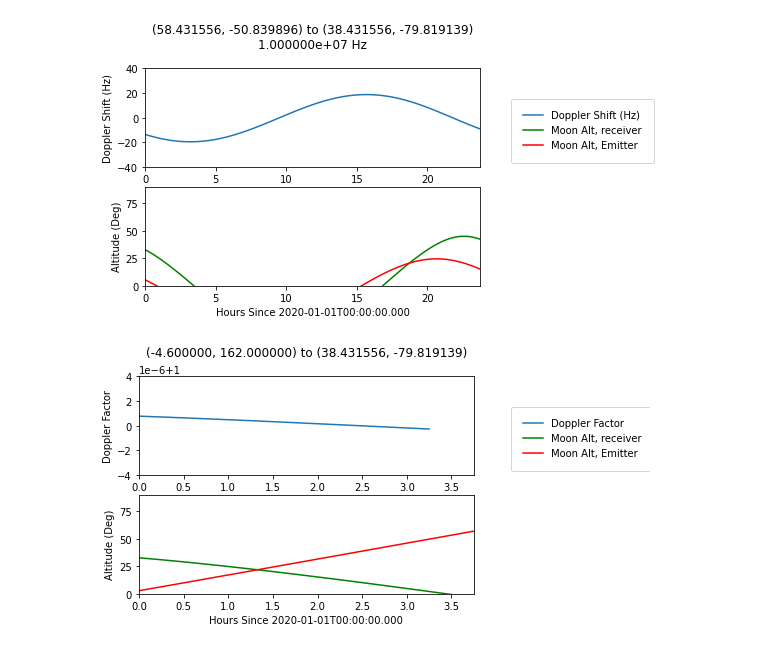
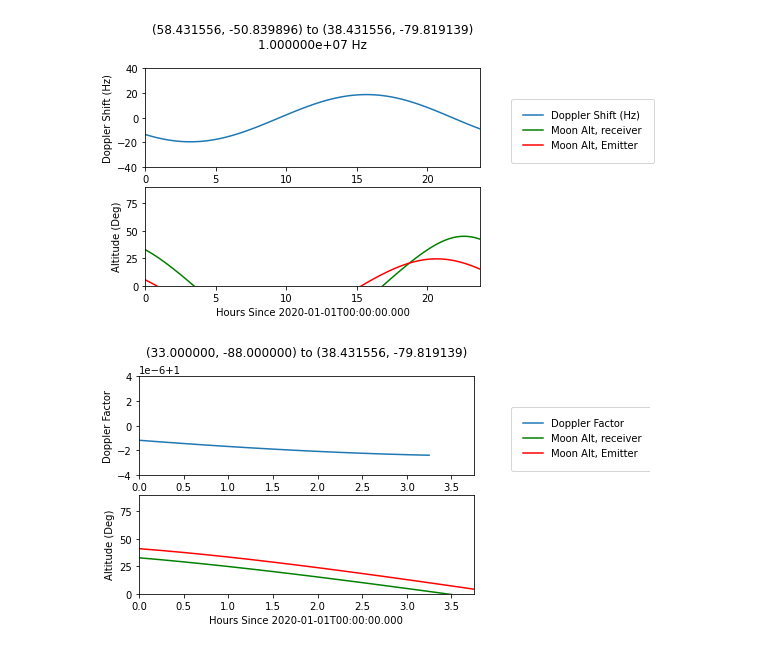
Before and after one commit to BlueCakeWithCows/kohls-seti, a Jupyter notebook: demo.ipynb, the cells around one changed output. Drawn from its saved outputs; the diff is of its cells as text; code cells hidden in the pictures.

```diff
--- a/demo.ipynb
+++ b/demo.ipynb
@@ -58,7 +58,8 @@ doppler_system.get_plot(1)
 [figure]
 # %%
 #Same, but with many emitters around Earth
-emitters = get_earth_grid(20).lst
+grid = get_earth_grid(20)
+emitters = grid.lst
 reciever = EarthLocation.from_geodetic(lat = "38°25'53.6", lon ="-79°49'08.9", height=0) #GBT
 start_string = '2020-01-01T00:00:00.00Z'
 timestep = units.Quantity('15 min')
@@ -71,7 +72,8 @@ doppler_system2.save_plots('demo3/')
 # %%
-doppler_system3 = DopplerSystemEME([EarthLocation.from_geodetic(lat='-4.600000', lon= '162.000000')], reciever, start_time, timestep, timespan)
+doppler_system3 = DopplerSystemEME([EarthLocation.from_geodetic(lat='33', lon= '-88')], reciever, start_time, timestep, timespan)
 doppler_system3.update()
 observation = doppler_system3.get_dopplers()[0]
+doppler_system2.save_plots('demo3/')
 doppler_system3.get_plot(0)
 # %% [output]
-[figure, old version]
+[figure, new version]
```
Also changed, not shown: parts of 6 cells of this notebook, 3 other files.
